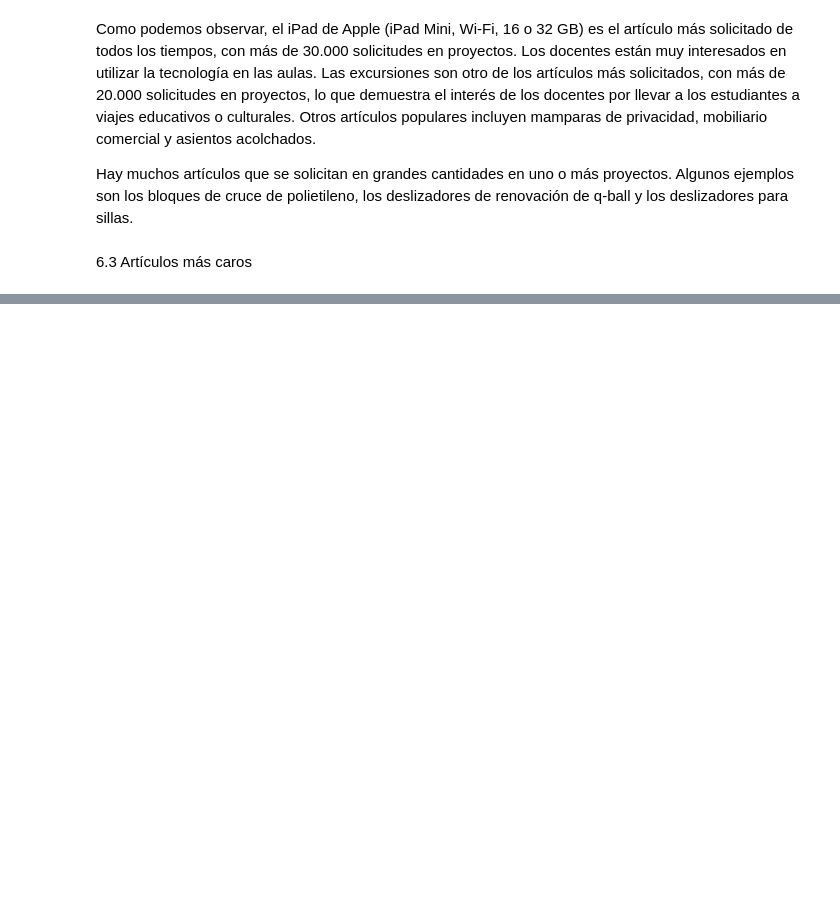
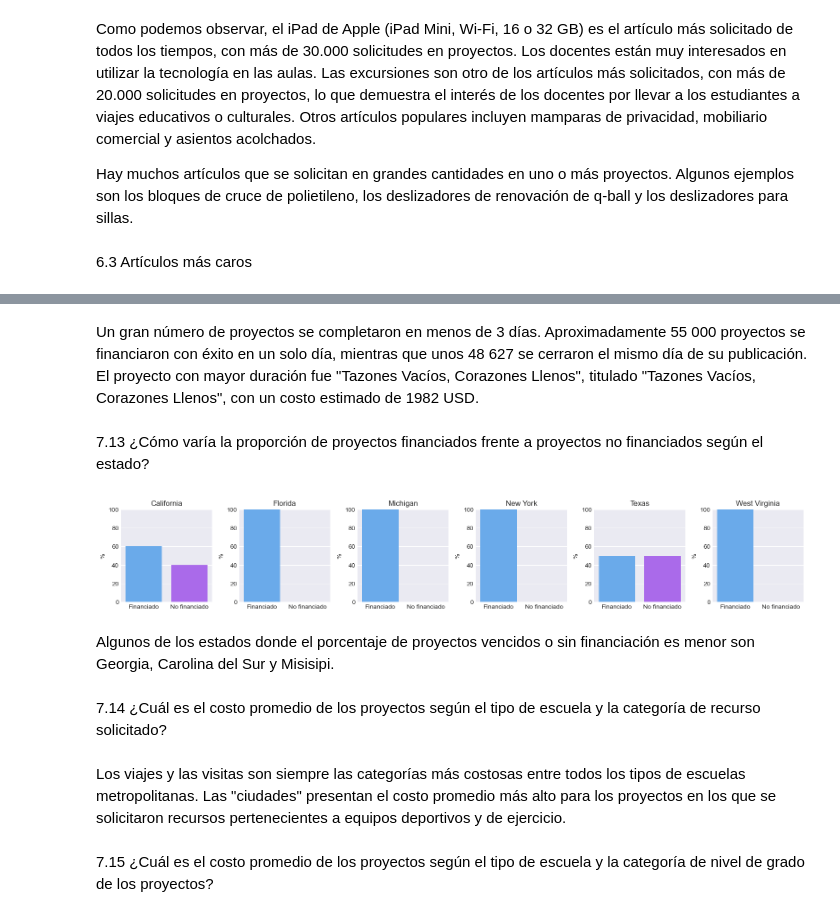
Before and after one commit to DevFntxy/ECBD_9A_IDGS_PRACTICAS_230892, a Jupyter notebook: Practica04/Practica04.ipynb, the cells around one changed output, grey strips where cells are left out. Cells and saved outputs as stored; diff of their text form; code cells hidden in the pictures; blank space fills up the shorter version.

```diff
--- a/Practica04/Practica04.ipynb
+++ b/Practica04/Practica04.ipynb
@@ -2703,0 +3592,62 @@ iplot(fig)
+# %% [markdown]
+Un gran número de proyectos se completaron en menos de 3 días. Aproximadamente 55 000 proyectos se financiaron con éxito en un solo día, mientras que unos 48 627 se cerraron el mismo día de su publicación. El proyecto con mayor duración fue "Tazones Vacíos, Corazones Llenos", titulado "Tazones Vacíos, Corazones Llenos", con un costo estimado de 1982 USD.
+# %% [markdown]
+7.13 ¿Cómo varía la proporción de proyectos financiados frente a proyectos no financiados según el estado?
+# %%
+import itertools
+import matplotlib.pyplot as plt
+import seaborn as sns
+
+states = sorted(projsch_df["School State"].dropna().unique())
+
+plt.figure(figsize=(16,24))
+
+for estado, j in zip(states, range(len(states))):
+
+    plt.subplot(10, 6, j + 1)
+
+    conteo = projsch_df[
+        projsch_df["School State"] == estado
+    ]["Project Current Status"].value_counts()
+
+    funded = conteo.get("Fully Funded", 0)
+
+    # Si existe Expired úsalo; si no, usa Live
+    not_funded = conteo.get("Expired", conteo.get("Live", 0))
+
+    total = funded + not_funded
+
+    if total == 0:
+        porcentajes = {
+            "Financiado": 0,
+            "No financiado": 0
+        }
+    else:
+        porcentajes = {
+            "Financiado": funded * 100 / total,
+            "No financiado": not_funded * 100 / total
+        }
+
+    sns.barplot(
+        x=list(porcentajes.keys()),
+        y=list(porcentajes.values()),
+        palette="cool"
+    )
+
+    plt.ylim(0, 100)
+
+    plt.title(estado)
+
+    plt.ylabel("%")
+
+    plt.xlabel("")
+
+plt.tight_layout()
+
+plt.show()
+# %% [output]
+[figure, added]
+# %% [markdown]
+Algunos de los estados donde el porcentaje de proyectos vencidos o sin financiación es menor son Georgia, Carolina del Sur y Misisipi.
+# %% [markdown]
+7.14 ¿Cuál es el costo promedio de los proyectos según el tipo de escuela y la categoría de recurso solicitado?
@@ -2703,0 +3656,4 @@ iplot(fig)
+# %% [markdown]
+Los viajes y las visitas son siempre las categorías más costosas entre todos los tipos de escuelas metropolitanas. Las "ciudades" presentan el costo promedio más alto para los proyectos en los que se solicitaron recursos pertenecientes a equipos deportivos y de ejercicio.
+# %% [markdown]
+7.15 ¿Cuál es el costo promedio de los proyectos según el tipo de escuela y la categoría de nivel de grado de los proyectos?
```
Also changed, not shown: parts of 36 cells of this notebook.
